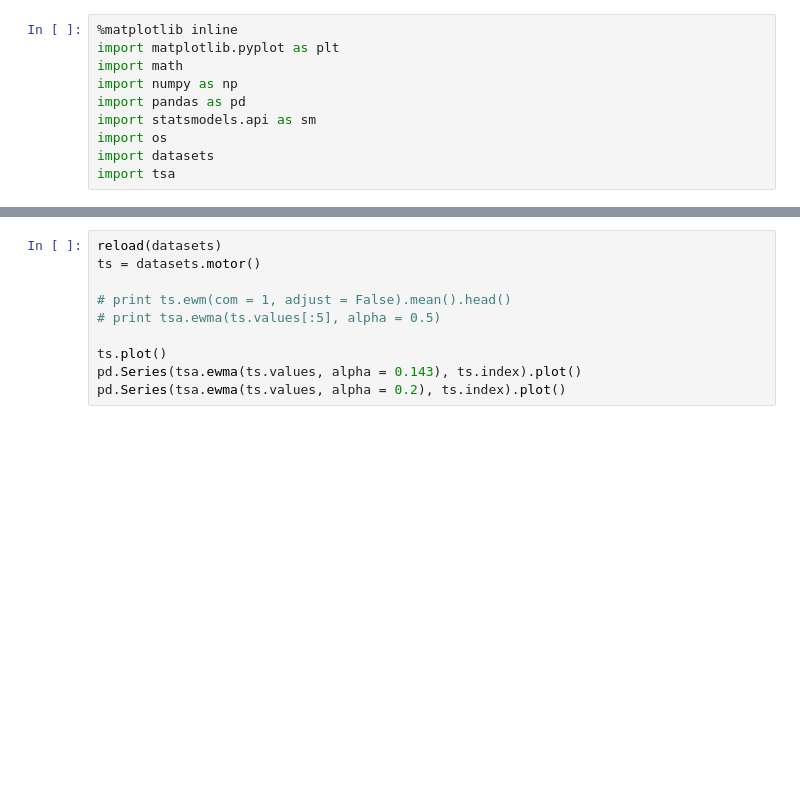
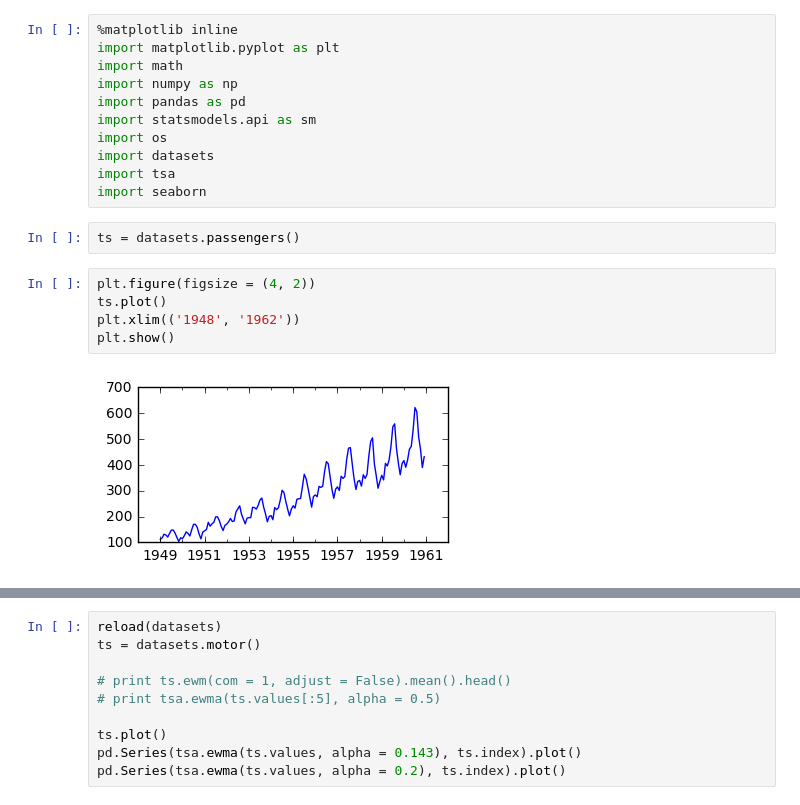
Before and after one commit to gregclinton/murphy, a Jupyter notebook: tsa.ipynb, the cells around one changed output, grey strips where cells are left out. Drawn from its saved outputs; the diff is of its cells as text; blank space fills up the shorter version.

```diff
--- a/tsa.ipynb
+++ b/tsa.ipynb
@@ -8,3 +8,13 @@ import statsmodels.api as sm
 import os
 import datasets
 import tsa
+import seaborn
+# %%
+ts = datasets.passengers()
+# %%
+plt.figure(figsize = (4, 2))
+ts.plot()
+plt.xlim(('1948', '1962'))
+plt.show()
+# %% [output]
+[figure, added]
```
Also changed, not shown: parts of 2 cells of this notebook.
